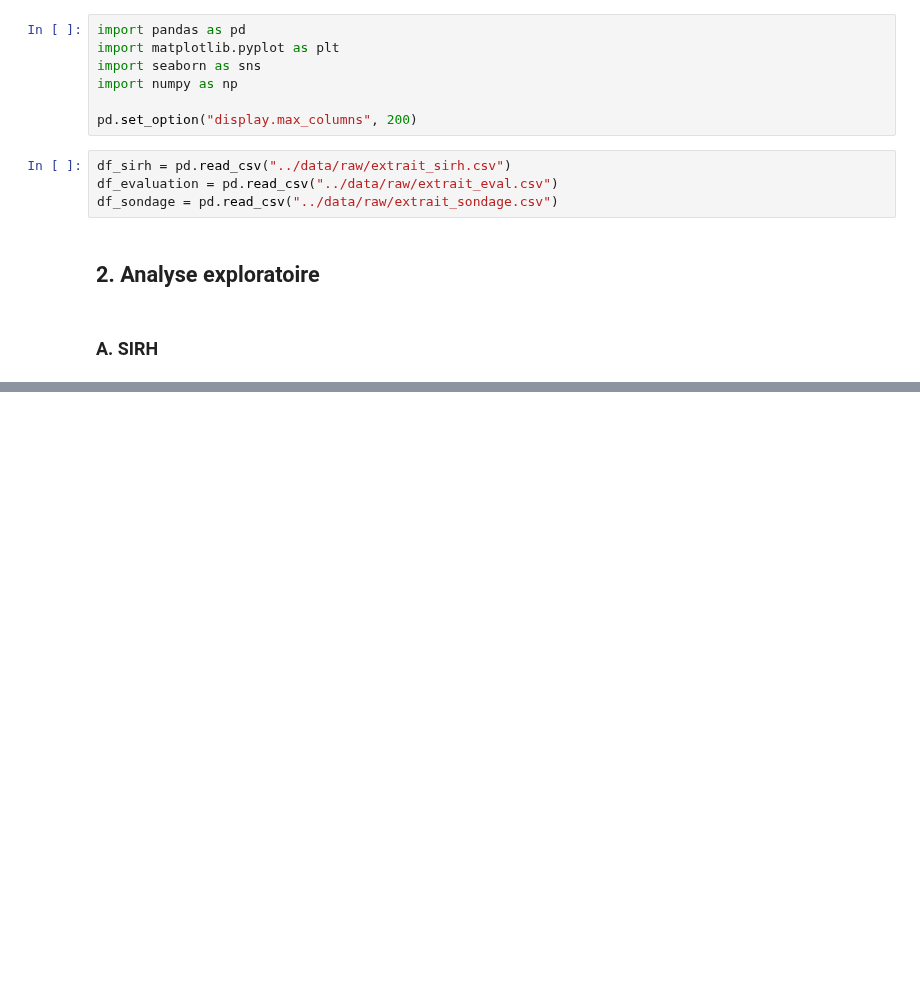
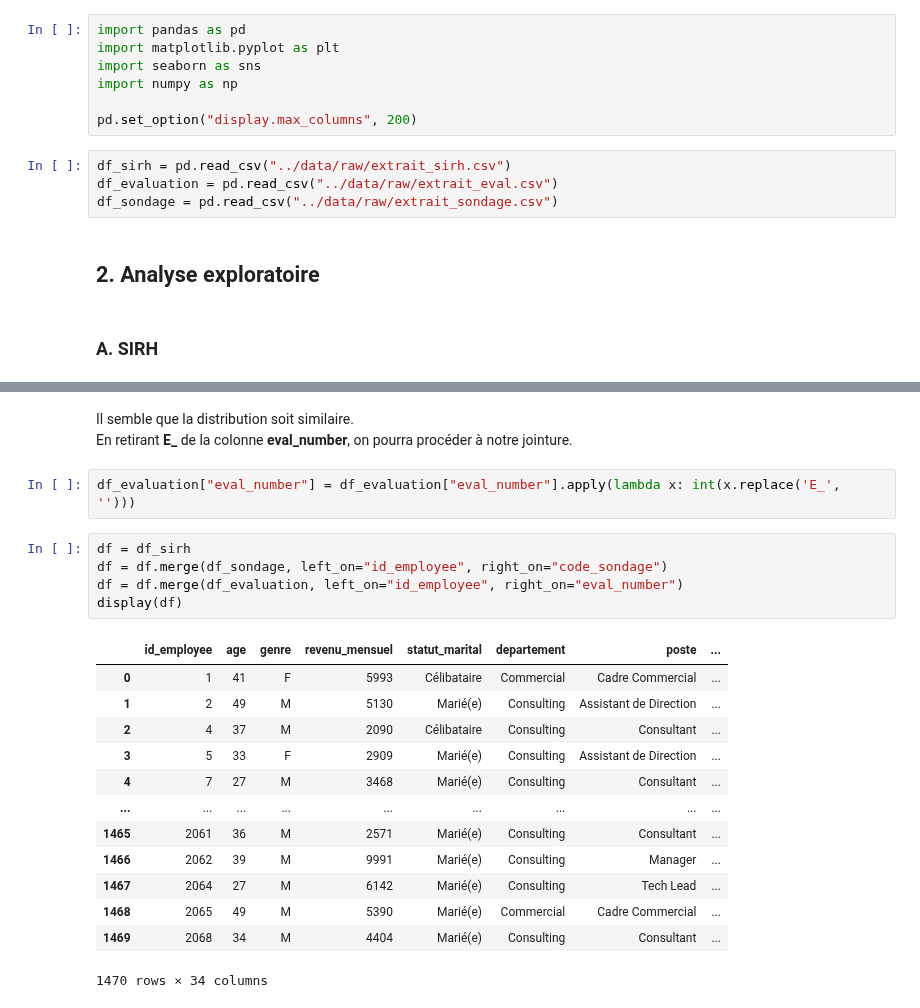
Before and after one commit to alxvnt/Projet4_AI, a Jupyter notebook: notebooks/Analyse_exploratoire.ipynb, the cells around one changed output, grey strips where cells are left out. Cells and saved outputs as stored; diff of their text form; blank space fills up the shorter version.

```diff
--- a/notebooks/Analyse_exploratoire.ipynb
+++ b/notebooks/Analyse_exploratoire.ipynb
@@ -48,0 +136,23 @@ Index(['a_quitte_l_entreprise', 'nombre_participation_pee',
+# %% [markdown]
+Il semble que la distribution soit similaire. <br> En retirant **E_** de la colonne **eval_number**, on pourra procéder à notre jointure.
+# %%
+df_evaluation["eval_number"] = df_evaluation["eval_number"].apply(lambda x: int(x.replace('E_', '')))
+# %%
+df = df_sirh
+df = df.merge(df_sondage, left_on="id_employee", right_on="code_sondage")
+df = df.merge(df_evaluation, left_on="id_employee", right_on="eval_number")
+display(df)
+# %% [output]
+|  | id_employee | age | genre | revenu_mensuel | statut_marital | departement | poste | ... |
+| 0 | 1 | 41 | F | 5993 | Célibataire | Commercial | Cadre Commercial | ... |
+| 1 | 2 | 49 | M | 5130 | Marié(e) | Consulting | Assistant de Direction | ... |
+| 2 | 4 | 37 | M | 2090 | Célibataire | Consulting | Consultant | ... |
+| 3 | 5 | 33 | F | 2909 | Marié(e) | Consulting | Assistant de Direction | ... |
+| 4 | 7 | 27 | M | 3468 | Marié(e) | Consulting | Consultant | ... |
+| ... | ... | ... | ... | ... | ... | ... | ... | ... |
+| 1465 | 2061 | 36 | M | 2571 | Marié(e) | Consulting | Consultant | ... |
+| 1466 | 2062 | 39 | M | 9991 | Marié(e) | Consulting | Manager | ... |
+| 1467 | 2064 | 27 | M | 6142 | Marié(e) | Consulting | Tech Lead | ... |
+| 1468 | 2065 | 49 | M | 5390 | Marié(e) | Commercial | Cadre Commercial | ... |
+| 1469 | 2068 | 34 | M | 4404 | Marié(e) | Consulting | Consultant | ... |
+1470 rows × 34 columns
```
Also changed, not shown: parts of 15 cells of this notebook, 3 other files.
